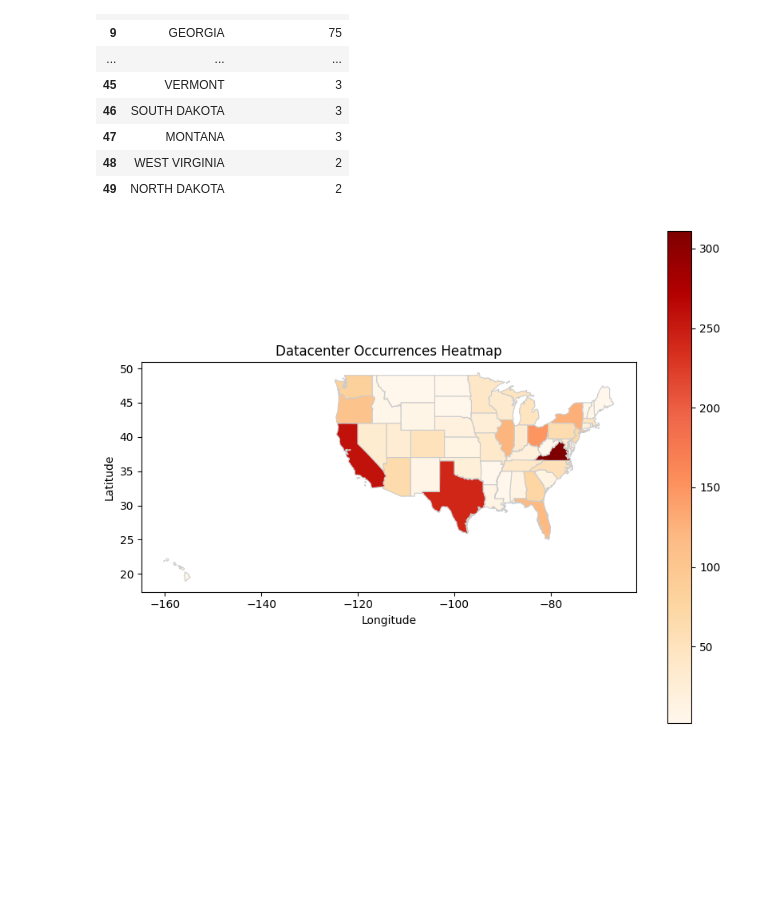
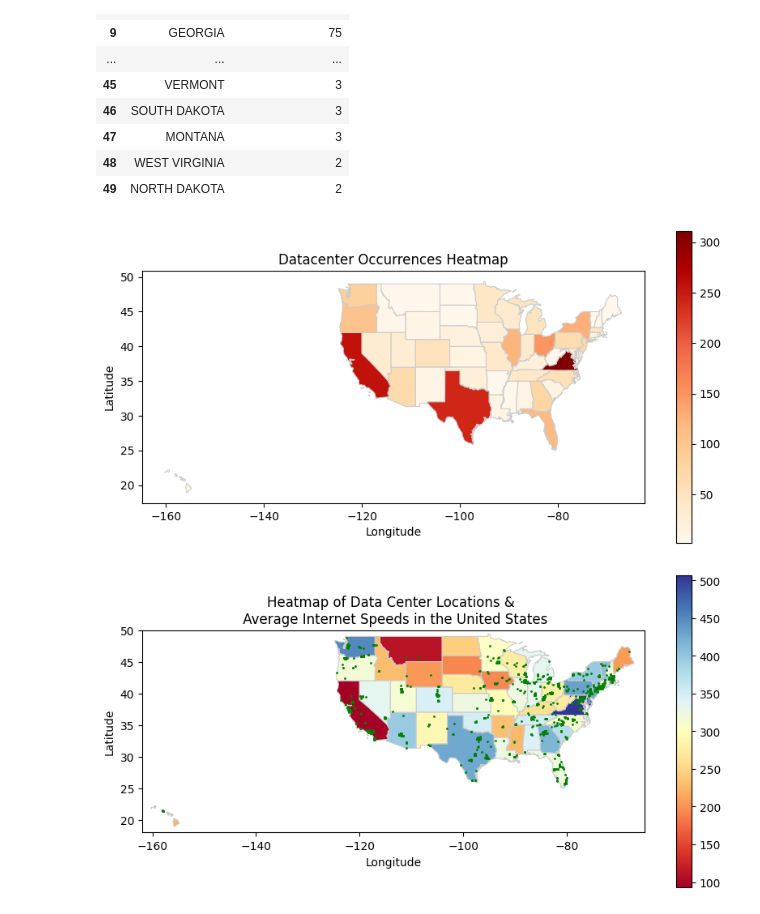
Before and after one commit to trinerye/spatial_exam, a Jupyter notebook: src/testnb.ipynb, the cells around one changed output. Drawn from its saved outputs; the diff is of its cells as text; code cells hidden in the pictures; blank space fills up the shorter version.

```diff
--- a/src/testnb.ipynb
+++ b/src/testnb.ipynb
@@ -89,8 +94,11 @@ Index(['name', 'id', 'latitude', 'longitude', 'address', 'city', 'state',
       dtype='object')
+# %%
+def uppercase_df(input_df):
+    return input_df.map(lambda x: x.upper() if isinstance(x, str) else x)
 # %%
 state_counts = dc_df['state'].value_counts().reset_index()
 # Convert all string values in the dataframe to uppercase since the shapefile uses uppercase state names
-state_counts = state_counts.map(lambda x: x.upper() if isinstance(x, str) else x)
+state_counts = uppercase_df(state_counts)
 state_counts.columns = ['State_Name', 'Datacenter_Count']
 state_counts
 # %% [output]
@@ -114,14 +122,14 @@ state_counts
 # %%
 # Merge the state counts with the state shapefile map based on state names
 merged_data2 = states_map.merge(state_counts, how='left', on='State_Name')
 
 # Plot the map with state occurrences heatmap
-fig, ax = plt.subplots(figsize=(10, 8))
+fig, ax = plt.subplots(figsize=(10, 5))
 merged_data2.plot(column='Datacenter_Count', cmap='OrRd', linewidth=0.8, ax=ax, edgecolor='0.8', legend=True)
 
 plt.title('Datacenter Occurrences Heatmap')
 plt.xlabel('Longitude')
 plt.ylabel('Latitude')
 plt.show()
 # %% [output]
-[figure, old version]
+[figure, new version]
@@ -127,0 +144,23 @@ plt.show()
+# %%
+# Plot the custom map
+fig, ax = plt.subplots(figsize=(10, 5))
+merged_data3.plot(column='AverageInternetSpeedMbps', cmap='RdYlBu', linewidth=0.8, ax=ax, edgecolor='0.8', legend=True)
+
+# Plot the data points on the map
+dc_gdf.plot(ax=ax, color='green', markersize=1)
+
+# Set the extent of the plot to focus on the United States
+
+#ax.set_xlim(-180, -65)  # Adjust these values based on your preference
+
+ax.set_xlim(-162, -65)  # Adjust these values based on your preference
+
+#ax.set_xlim(-130, -65)  # Adjust these values based on your preference
+ax.set_ylim(18, 50)     # Adjust these values based on your preference
+
+plt.title('Heatmap of Data Center Locations & \n Average Internet Speeds in the United States')
+plt.xlabel('Longitude')
+plt.ylabel('Latitude')
+plt.show()
+# %% [output]
+[figure, added]
```
Also changed, not shown: parts of 3 cells of this notebook.
